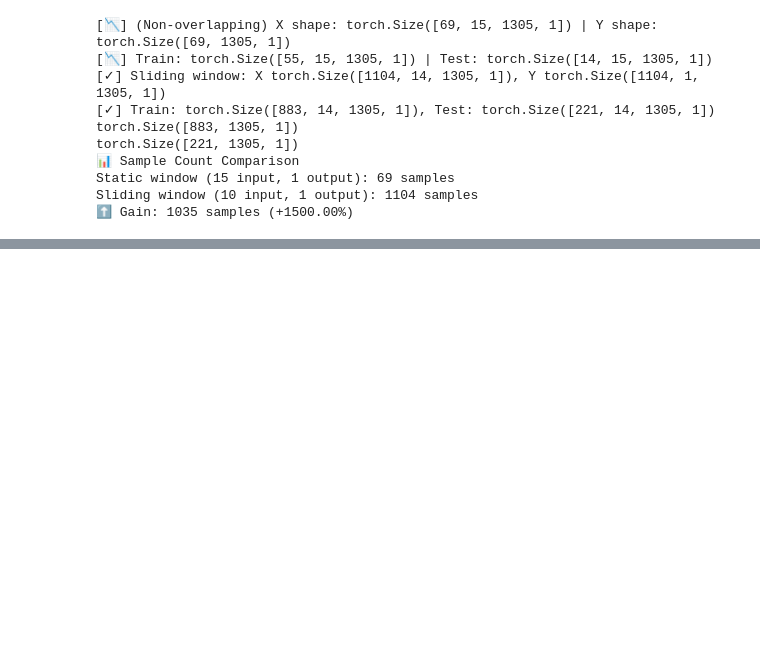
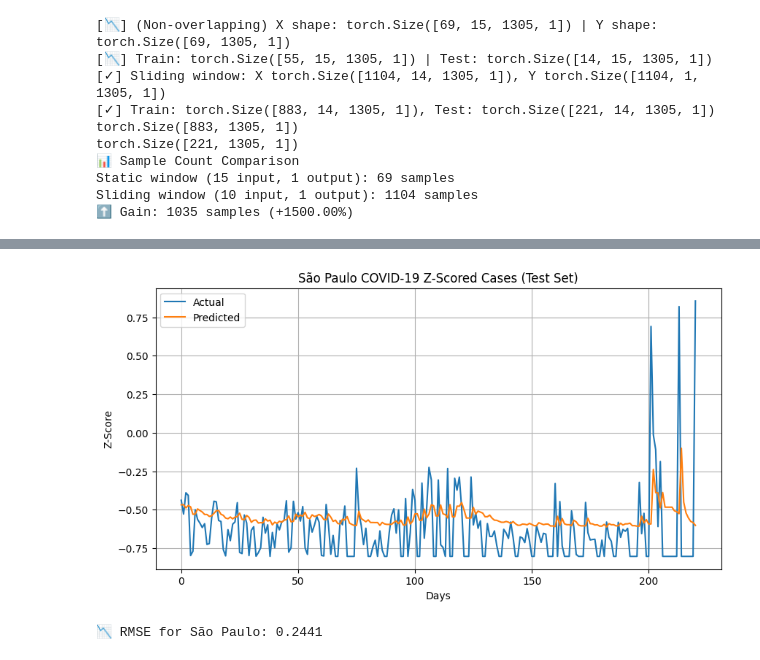
Before and after one commit to Youssef-Malek2004/GNNs-Covid-Mobility, a Jupyter notebook: GCN-Spatiotemporal-Transformer.ipynb, the cells around one changed output, grey strips where cells are left out. Saved outputs shown, nothing was run; the diff lists cells and outputs as text; code cells hidden in the pictures; blank space fills up the shorter version.

```diff
--- a/GCN-Spatiotemporal-Transformer.ipynb
+++ b/GCN-Spatiotemporal-Transformer.ipynb
@@ -189,7 +189,7 @@ from tqdm import tqdm
 edge_index = pyg_data.edge_index.to(device)
 edge_weight = pyg_data.edge_attr.view(-1).to(device)
 
-num_epochs = 10
+num_epochs = 20
 model.train()
 
 for epoch in range(num_epochs):
@@ -216,0 +267,43 @@ for epoch in range(num_epochs):
+# %%
+import matplotlib.pyplot as plt
+import networkx as nx
+
+G2 = nx.Graph()
+for _, row in centrality_df.iterrows():
+    city_id = int(row['Codmundv'])
+    G2.add_node(city_id, name=row['nomemun'])
+
+# Collapse last dimension
+pred_array = predictions.squeeze(-1).numpy()  # [T, N]
+actual_array = actuals.squeeze(-1).numpy()    # [T, N]
+
+# São Paulo IBGE code
+sp_code = 3550308
+city_id_list = list(G2.nodes())
+sp_index = city_id_list.index(sp_code)
+
+sp_preds = pred_array[:, sp_index]
+sp_actuals = actual_array[:, sp_index]
+
+# Plot
+import matplotlib.pyplot as plt
+
+plt.figure(figsize=(10, 5))
+plt.plot(sp_actuals, label='Actual')
+plt.plot(sp_preds, label='Predicted')
+plt.title("São Paulo COVID-19 Z-Scored Cases (Test Set)")
+plt.xlabel("Days")
+plt.ylabel("Z-Score")
+plt.legend()
+plt.grid(True)
+plt.show()
+
+
+from sklearn.metrics import mean_squared_error
+import numpy as np
+
+rmse_sp = np.sqrt(mean_squared_error(sp_actuals, sp_preds))
+print(f"📉 RMSE for São Paulo: {rmse_sp:.4f}")
+# %% [output]
+[figure, added]
+📉 RMSE for São Paulo: 0.2441
```
Also changed, not shown: parts of 9 cells of this notebook, 17 other files.
